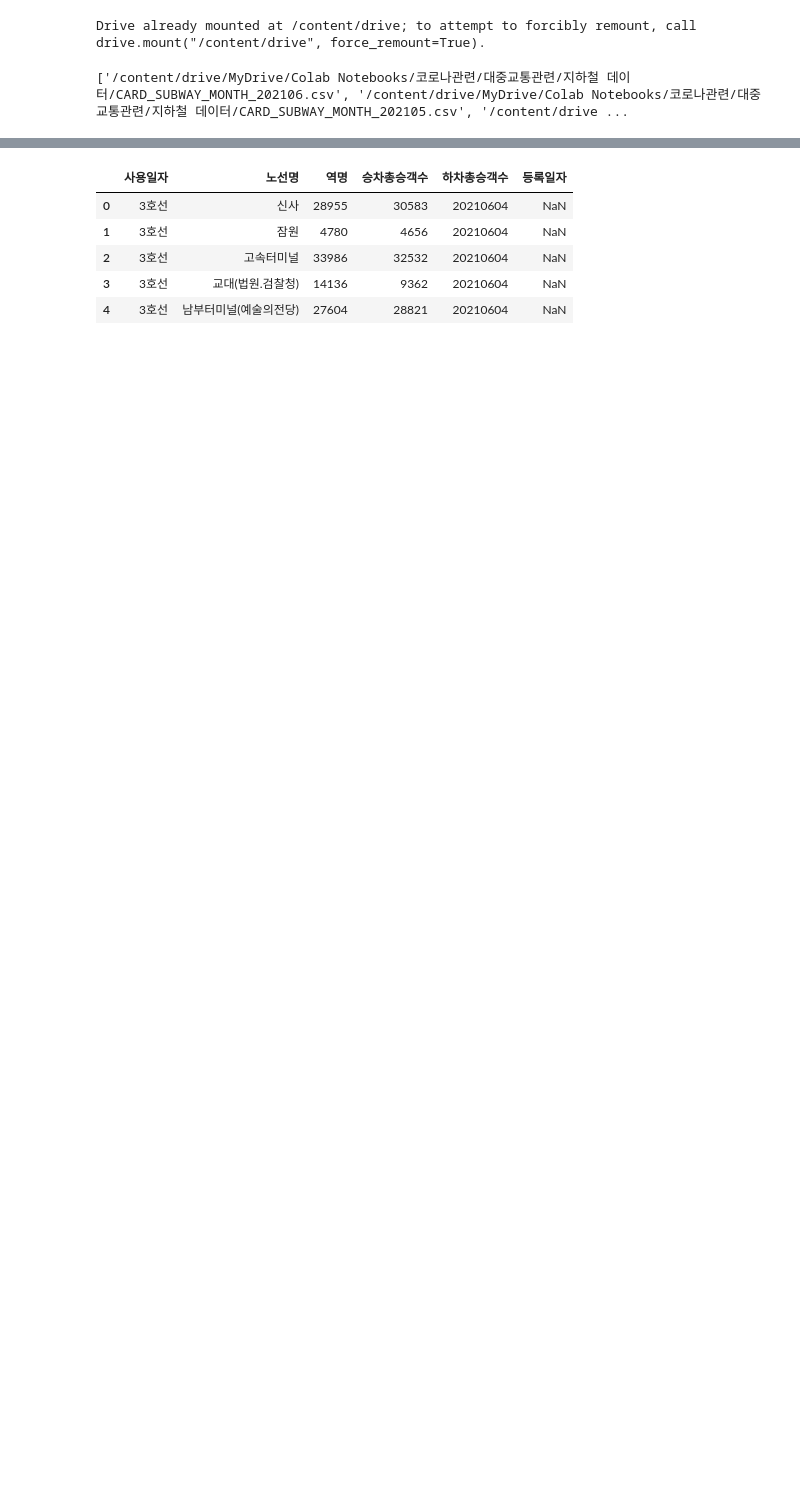
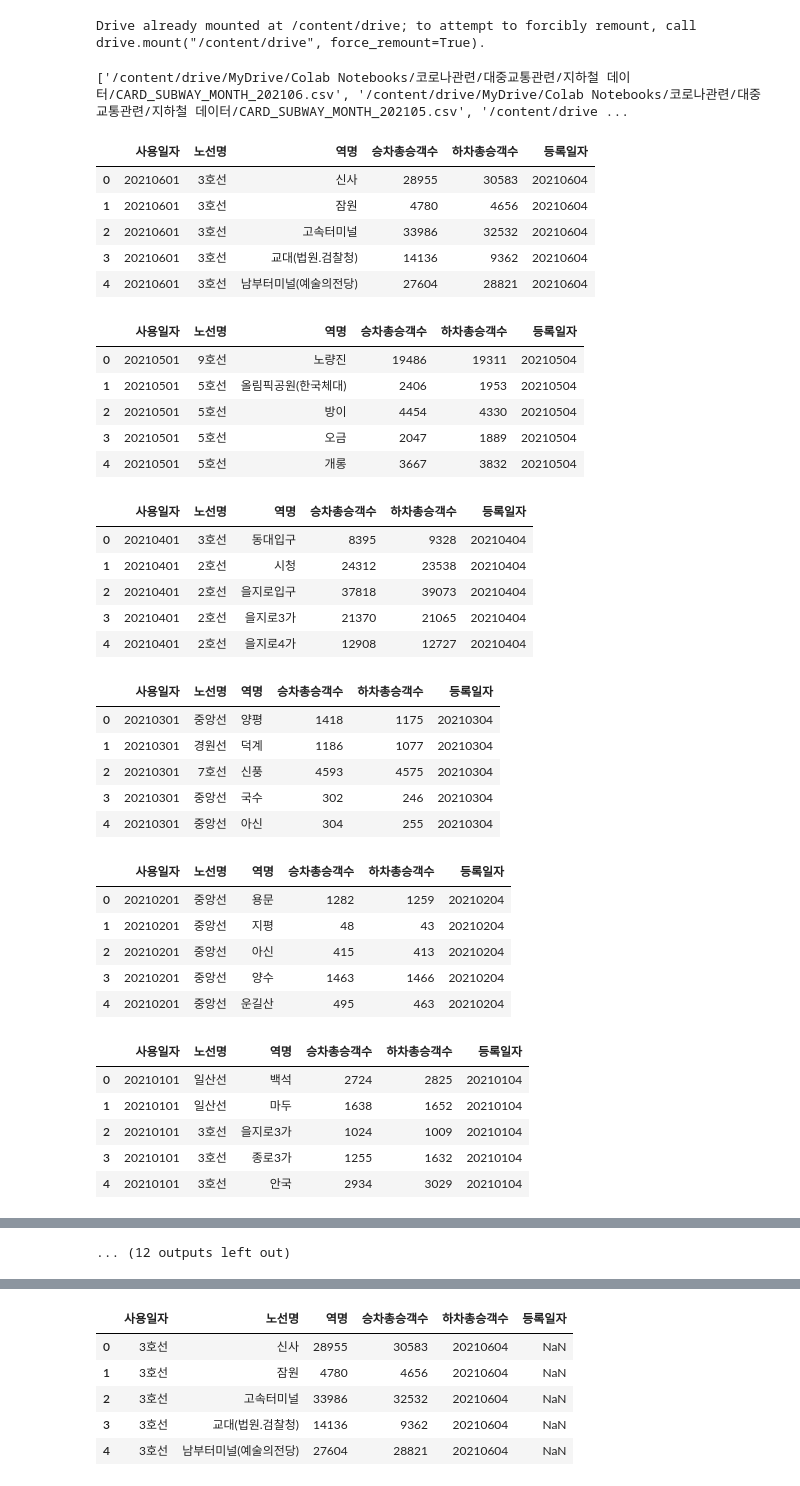
Before and after one commit to cabbi120101/TIL, a Jupyter notebook: 공모전공부/시각화프로젝트/대중교통(지하철이용자합치기).ipynb, the cells around one changed output, grey strips where cells are left out. Drawn from its saved outputs; the diff is of its cells as text; code cells hidden in the pictures; blank space fills up the shorter version.

```diff
--- a/공모전공부/시각화프로젝트/대중교통(지하철이용자합치기).ipynb
+++ b/공모전공부/시각화프로젝트/대중교통(지하철이용자합치기).ipynb
@@ -24,3 +24,81 @@ allfile_list=glob.glob(os.path.join(input_file, 'CARD_*.csv'))
 print(allfile_list)
 # %% [output]
 ['/content/drive/MyDrive/Colab Notebooks/코로나관련/대중교통관련/지하철 데이터/CARD_SUBWAY_MONTH_202106.csv', '/content/drive/MyDrive/Colab Notebooks/코로나관련/대중교통관련/지하철 데이터/CARD_SUBWAY_MONTH_202105.csv', '/content/drive ...
+# %%
+allData = []
+for thisfile in allfile_list:
+
+    try:
+        df = pd.read_csv(thisfile, encoding='utf-8')
+        # this_encoding = "utf-8"
+    except:
+        try:
+            df = pd.red_csv(thisfile, encoding='cp949')
+            # this_encoding = "cp949"
+        except:
+            try:
+                df = pd.red_csv(thisfile, encoding='euc-kr')
+                # this_encoding = "euc-kr"
+            except:
+                try:
+                    df = pd.red_csv(thisfile, encoding='utf-16')
+                    # this_encoding = "utf-16"
+                except:
+                    try:
+                        df = pd.red_csv(thisfile, encoding='latin-1').reset_index(drop=True)
+                        # this_encoding = "latin-1"
+                    except:
+                        print(thisfile,'예외')
+                        continue # 다음 루프로 건너 뜀
+
+    # 하나씩 밀린 경우를 찾음
+    if df["등록일자"].isna().sum() == len(df):
+
+        # 모든 등록일자가 nan임
+        df = df.reset_index()
+        df.columns = "사용일자", "노선명", "역명", "승차총승객수", "하차총승객수", "등록일자", "낸"
+        df = df.drop(["낸"], axis=1)
+
+    allData.append(df)
+    display(df.head())
+
+dataCombine = pd.concat(allData, axis=0, ignore_index=True)
+
+dataCombine.to_csv(output_file, index=False)
+# %% [output]
+|  | 사용일자 | 노선명 | 역명 | 승차총승객수 | 하차총승객수 | 등록일자 |
+| 0 | 20210601 | 3호선 | 신사 | 28955 | 30583 | 20210604 |
+| 1 | 20210601 | 3호선 | 잠원 | 4780 | 4656 | 20210604 |
+| 2 | 20210601 | 3호선 | 고속터미널 | 33986 | 32532 | 20210604 |
+| 3 | 20210601 | 3호선 | 교대(법원.검찰청) | 14136 | 9362 | 20210604 |
+| 4 | 20210601 | 3호선 | 남부터미널(예술의전당) | 27604 | 28821 | 20210604 |
+|  | 사용일자 | 노선명 | 역명 | 승차총승객수 | 하차총승객수 | 등록일자 |
+| 0 | 20210501 | 9호선 | 노량진 | 19486 | 19311 | 20210504 |
+| 1 | 20210501 | 5호선 | 올림픽공원(한국체대) | 2406 | 1953 | 20210504 |
+| 2 | 20210501 | 5호선 | 방이 | 4454 | 4330 | 20210504 |
+| 3 | 20210501 | 5호선 | 오금 | 2047 | 1889 | 20210504 |
+| 4 | 20210501 | 5호선 | 개롱 | 3667 | 3832 | 20210504 |
+|  | 사용일자 | 노선명 | 역명 | 승차총승객수 | 하차총승객수 | 등록일자 |
+| 0 | 20210401 | 3호선 | 동대입구 | 8395 | 9328 | 20210404 |
+| 1 | 20210401 | 2호선 | 시청 | 24312 | 23538 | 20210404 |
+| 2 | 20210401 | 2호선 | 을지로입구 | 37818 | 39073 | 20210404 |
+| 3 | 20210401 | 2호선 | 을지로3가 | 21370 | 21065 | 20210404 |
+| 4 | 20210401 | 2호선 | 을지로4가 | 12908 | 12727 | 20210404 |
+|  | 사용일자 | 노선명 | 역명 | 승차총승객수 | 하차총승객수 | 등록일자 |
+| 0 | 20210301 | 중앙선 | 양평 | 1418 | 1175 | 20210304 |
+| 1 | 20210301 | 경원선 | 덕계 | 1186 | 1077 | 20210304 |
+| 2 | 20210301 | 7호선 | 신풍 | 4593 | 4575 | 20210304 |
+| 3 | 20210301 | 중앙선 | 국수 | 302 | 246 | 20210304 |
+| 4 | 20210301 | 중앙선 | 아신 | 304 | 255 | 20210304 |
+|  | 사용일자 | 노선명 | 역명 | 승차총승객수 | 하차총승객수 | 등록일자 |
+| 0 | 20210201 | 중앙선 | 용문 | 1282 | 1259 | 20210204 |
+| 1 | 20210201 | 중앙선 | 지평 | 48 | 43 | 20210204 |
+| 2 | 20210201 | 중앙선 | 아신 | 415 | 413 | 20210204 |
+| 3 | 20210201 | 중앙선 | 양수 | 1463 | 1466 | 20210204 |
+| 4 | 20210201 | 중앙선 | 운길산 | 495 | 463 | 20210204 |
+|  | 사용일자 | 노선명 | 역명 | 승차총승객수 | 하차총승객수 | 등록일자 |
+| 0 | 20210101 | 일산선 | 백석 | 2724 | 2825 | 20210104 |
+| 1 | 20210101 | 일산선 | 마두 | 1638 | 1652 | 20210104 |
+| 2 | 20210101 | 3호선 | 을지로3가 | 1024 | 1009 | 20210104 |
+| 3 | 20210101 | 3호선 | 종로3가 | 1255 | 1632 | 20210104 |
+| 4 | 20210101 | 3호선 | 안국 | 2934 | 3029 | 20210104 |
@@ -27 +141,2 @@ print(allfile_list)
+... (12 outputs left out)
 # %%
```
Also changed, not shown: parts of 2 cells of this notebook.
